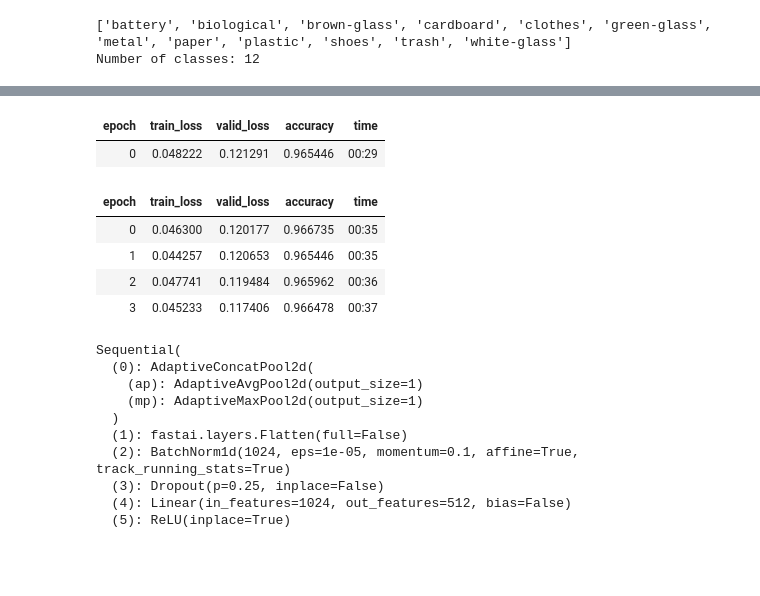
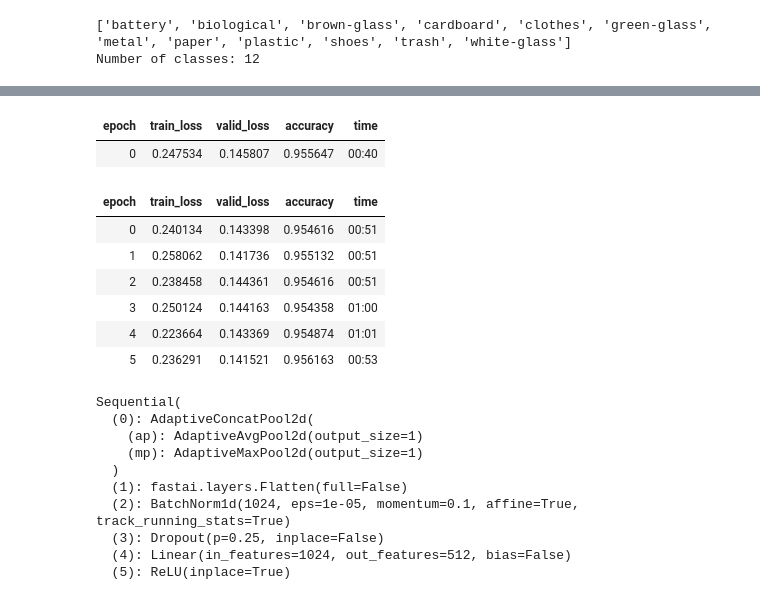
Before and after one commit to MADemiral/garbage_classification, a Jupyter notebook: garbage_classify.ipynb, the cells around one changed output, grey strips where cells are left out. Saved outputs shown, nothing was run; the diff lists cells and outputs as text; code cells hidden in the pictures; blank space fills up the shorter version.

```diff
--- a/garbage_classify.ipynb
+++ b/garbage_classify.ipynb
@@ -17,9 +52,17 @@ garbage_block = DataBlock(
     get_items=get_image_files,                      # A.2.2 How to get images
     get_y=parent_label,                             # A.2.3 Get label from folder name
     splitter=RandomSplitter(valid_pct=0.25, seed=42),# Split train/valid
-    item_tfms=Resize(460),                          # A Word on Presizing (larger resize first)
-    batch_tfms=aug_transforms(size=224)             # A.2.4 Batch transforms
+    item_tfms=Resize(240),                          # A Word on Presizing (larger resize first)
+    batch_tfms=aug_transforms(size=224,
+    flip_vert=True,
+    max_rotate=45.0,
+    max_zoom=1.2,
+    max_lighting=0.5,
+    max_warp=0.3,
+    p_affine=0.75,
+    p_lighting=0.75)             # A.2.4 Batch transforms
 )
+
 
 dls = garbage_block.dataloaders(path, bs=64)
 
@@ -36,7 +79,7 @@ print(f"Number of classes: {len(dls.vocab)}")
 Number of classes: 12
 # %%
 # A.4.1 Train a simple model (benchmark)
-learn = vision_learner(dls, resnet18, metrics=accuracy)
-learn.fine_tune(5)
+learn = vision_learner(dls, resnet34, metrics=accuracy)
+learn.fine_tune(2)
 # %% [output]
 | epoch | train_loss | valid_loss | accuracy | time |
@@ -71,15 +120,17 @@ SuggestedLRs(valley=3.311311274956097e-06)
 # %%
 # Choose best learning rate
 # Let's pick value just before loss shoots up
-learn.fine_tune(4, base_lr=5e-6)
-learn.export('models/model1.pkl')
+learn.fine_tune(6, base_lr=7.585775847473997e-07)
+learn.export('models/resnet34_base.pkl')
 # %% [output]
 | epoch | train_loss | valid_loss | accuracy | time |
-| 0 | 0.048222 | 0.121291 | 0.965446 | 00:29 |
+| 0 | 0.247534 | 0.145807 | 0.955647 | 00:40 |
 | epoch | train_loss | valid_loss | accuracy | time |
-| 0 | 0.046300 | 0.120177 | 0.966735 | 00:35 |
-| 1 | 0.044257 | 0.120653 | 0.965446 | 00:35 |
-| 2 | 0.047741 | 0.119484 | 0.965962 | 00:36 |
-| 3 | 0.045233 | 0.117406 | 0.966478 | 00:37 |
+| 0 | 0.240134 | 0.143398 | 0.954616 | 00:51 |
+| 1 | 0.258062 | 0.141736 | 0.955132 | 00:51 |
+| 2 | 0.238458 | 0.144361 | 0.954616 | 00:51 |
+| 3 | 0.250124 | 0.144163 | 0.954358 | 01:00 |
+| 4 | 0.223664 | 0.143369 | 0.954874 | 01:01 |
+| 5 | 0.236291 | 0.141521 | 0.956163 | 00:53 |
 # %%
 # B.3 Transfer Learning
```
Also changed, not shown: parts of 13 cells of this notebook, 8 other files.
